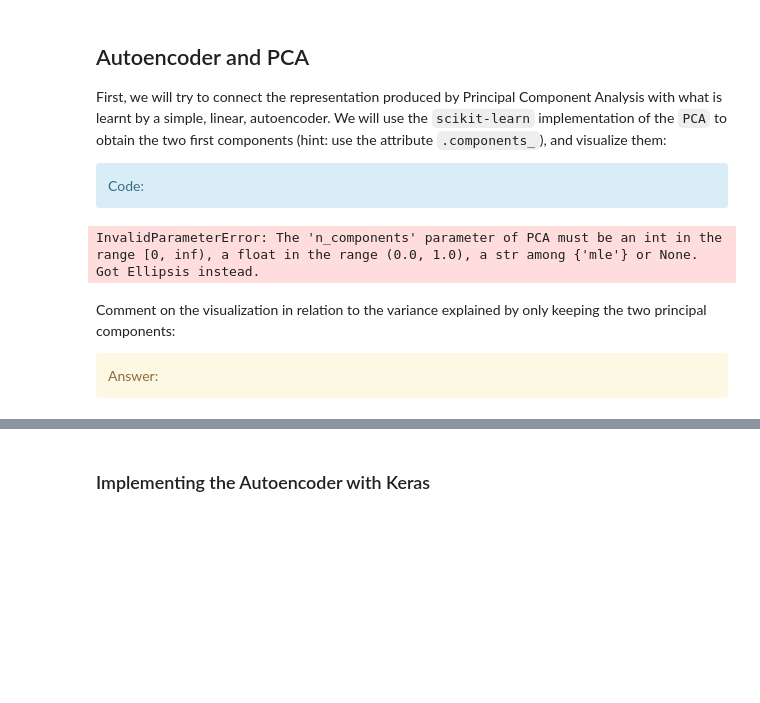
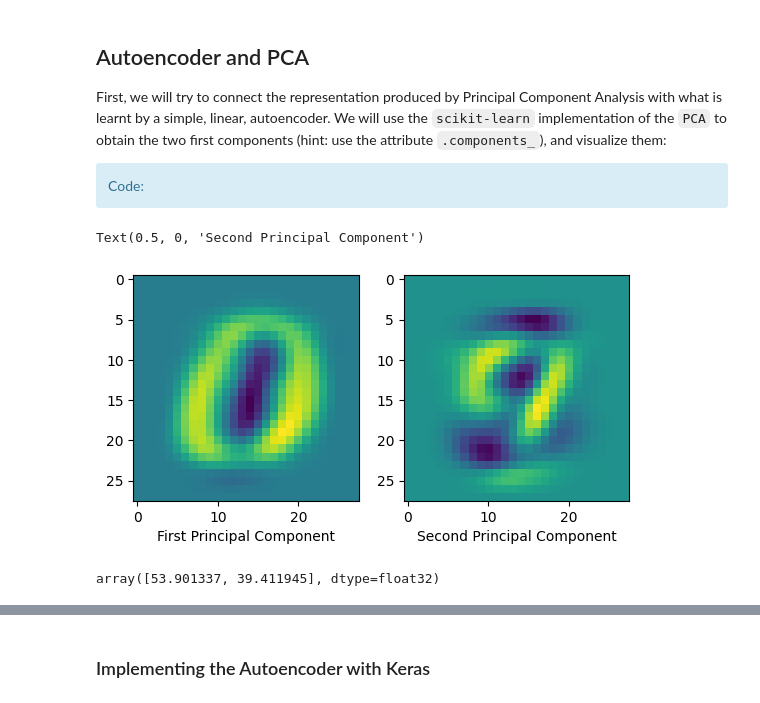
Before and after one commit to TarcisioBueno/digit-recognition-with-neural-networks-SDTSIA210, a Jupyter notebook: TP_NN.ipynb, the cells around one changed output, grey strips where cells are left out. Cells and saved outputs as stored; diff of their text form; code cells hidden in the pictures; blank space fills up the shorter version.

```diff
--- a/TP_NN.ipynb
+++ b/TP_NN.ipynb
@@ -377,25 +395,26 @@ First, we will try to connect the representation produced by Principal Component
 # %%
 from sklearn.decomposition import PCA
 
+X = train_images_transformed
+
 # Let's find the first 2 PCA components
 num_components = 2
-pca = PCA(...).fit(...)
+pca = PCA(n_components=num_components).fit(X)
 
 # Reshape so they resemble images and we can print them
-eigen_mnist = pca.components_.reshape(...)
+eigen_mnist = pca.components_.reshape((num_components, 28, 28))
 
 # Show the reshaped principal components
 f, ax = plt.subplots(1,2)
-ax[0].imshow(eigen_mnist[0], cmap='gray')
+ax[0].imshow(eigen_mnist[0])
 ax[0].set_xlabel('First Principal Component')
-ax[1].imshow(eigen_mnist[1], cmap='gray')
+ax[1].imshow(eigen_mnist[1])
 ax[1].set_xlabel('Second Principal Component')
 # %% [output]
-InvalidParameterError: The 'n_components' parameter of PCA must be an int in the range [0, inf), a float in the range (0.0, 1.0), a str among {'mle'} or None. Got Ellipsis instead.
+Text(0.5, 0, 'Second Principal Component')
+[figure, added]
 # %%
 # Print the variance explained by those components
 pca.explained_variance_
+# %% [output]
+array([53.901337, 39.411945], dtype=float32)
-# %% [markdown]
-Comment on the visualization in relation to the variance explained by only keeping the two principal components:
-<div class='alert alert-block alert-warning'>
-            Answer:</div>
```
Also changed, not shown: parts of 26 cells of this notebook, 1 other file.
